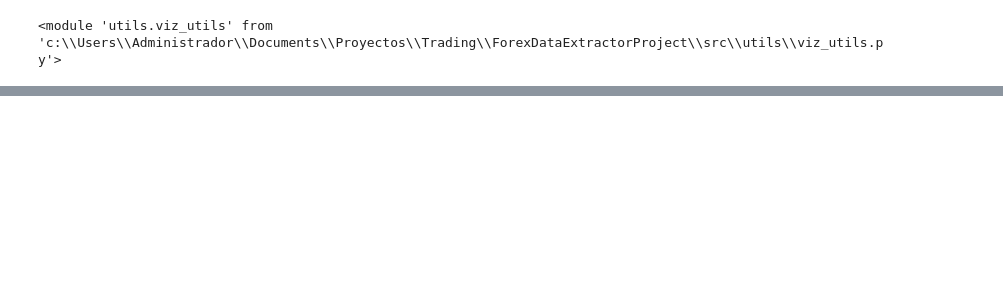
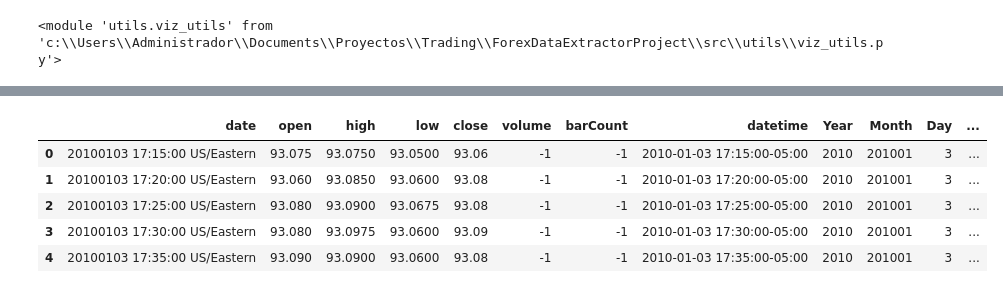
Before and after one commit to juanbarco92/Trading, a Jupyter notebook: ForexDataExtractorProject/notebooks/sma-sr.ipynb, the cells around one changed output, grey strips where cells are left out. Drawn from its saved outputs; the diff is of its cells as text; code cells hidden in the pictures; blank space fills up the shorter version.

```diff
--- a/ForexDataExtractorProject/notebooks/sma-sr.ipynb
+++ b/ForexDataExtractorProject/notebooks/sma-sr.ipynb
@@ -994,0 +1480,33 @@ Precision: 45.37%
+# %%
+# Read Data:
+folder_path = '../data/USDJPY/5mins'
+df_USDJPY_5min = read_csv_files(folder_path)
+df_USDJPY_5min = preprocess_data(df_USDJPY_5min)
+# %%
+X = 24
+# Create sliding window view of future close values
+future_high_values = sliding_window_view(df_USDJPY_5min['high'].values, window_shape=X)
+future_low_values = sliding_window_view(df_USDJPY_5min['low'].values, window_shape=X)
+future_close_values = sliding_window_view(df_USDJPY_5min['close'].values, window_shape=X)
+
+# Pad with NaN at the end since we can't look into the future for the last X-1 rows
+
+padding = np.full((X-1, X), np.nan)
+future_high_values = np.vstack([future_high_values, padding])
+future_low_values = np.vstack([future_low_values, padding])
+future_close_values = np.vstack([future_close_values, padding])
+
+# Assign to DataFrame
+df_USDJPY_5min['future_high_values'] = future_high_values.tolist()
+df_USDJPY_5min['future_low_values'] = future_low_values.tolist()
+df_USDJPY_5min['future_close_values'] = future_close_values.tolist()
+
+# Mostrar las primeras filas para verificar
+df_USDJPY_5min.head()
+# %% [output]
+|  | date | open | high | low | close | volume | barCount | datetime | Year | Month | Day | ... |
+| 0 | 20100103 17:15:00 US/Eastern | 93.075 | 93.0750 | 93.0500 | 93.06 | -1 | -1 | 2010-01-03 17:15:00-05:00 | 2010 | 201001 | 3 | ... |
+| 1 | 20100103 17:20:00 US/Eastern | 93.060 | 93.0850 | 93.0600 | 93.08 | -1 | -1 | 2010-01-03 17:20:00-05:00 | 2010 | 201001 | 3 | ... |
+| 2 | 20100103 17:25:00 US/Eastern | 93.080 | 93.0900 | 93.0675 | 93.08 | -1 | -1 | 2010-01-03 17:25:00-05:00 | 2010 | 201001 | 3 | ... |
+| 3 | 20100103 17:30:00 US/Eastern | 93.080 | 93.0975 | 93.0600 | 93.09 | -1 | -1 | 2010-01-03 17:30:00-05:00 | 2010 | 201001 | 3 | ... |
+| 4 | 20100103 17:35:00 US/Eastern | 93.090 | 93.0900 | 93.0600 | 93.08 | -1 | -1 | 2010-01-03 17:35:00-05:00 | 2010 | 201001 | 3 | ... |
```
Also changed, not shown: parts of 86 cells of this notebook, 5 other files.
